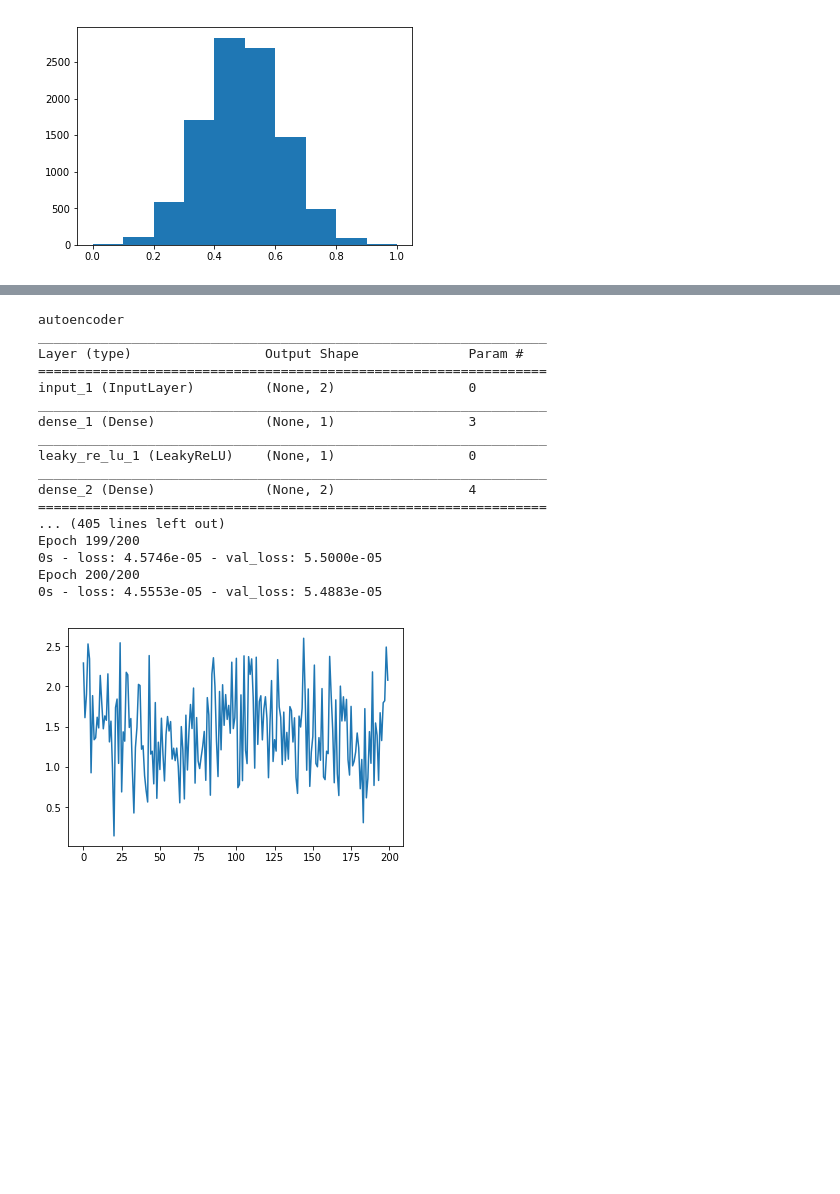
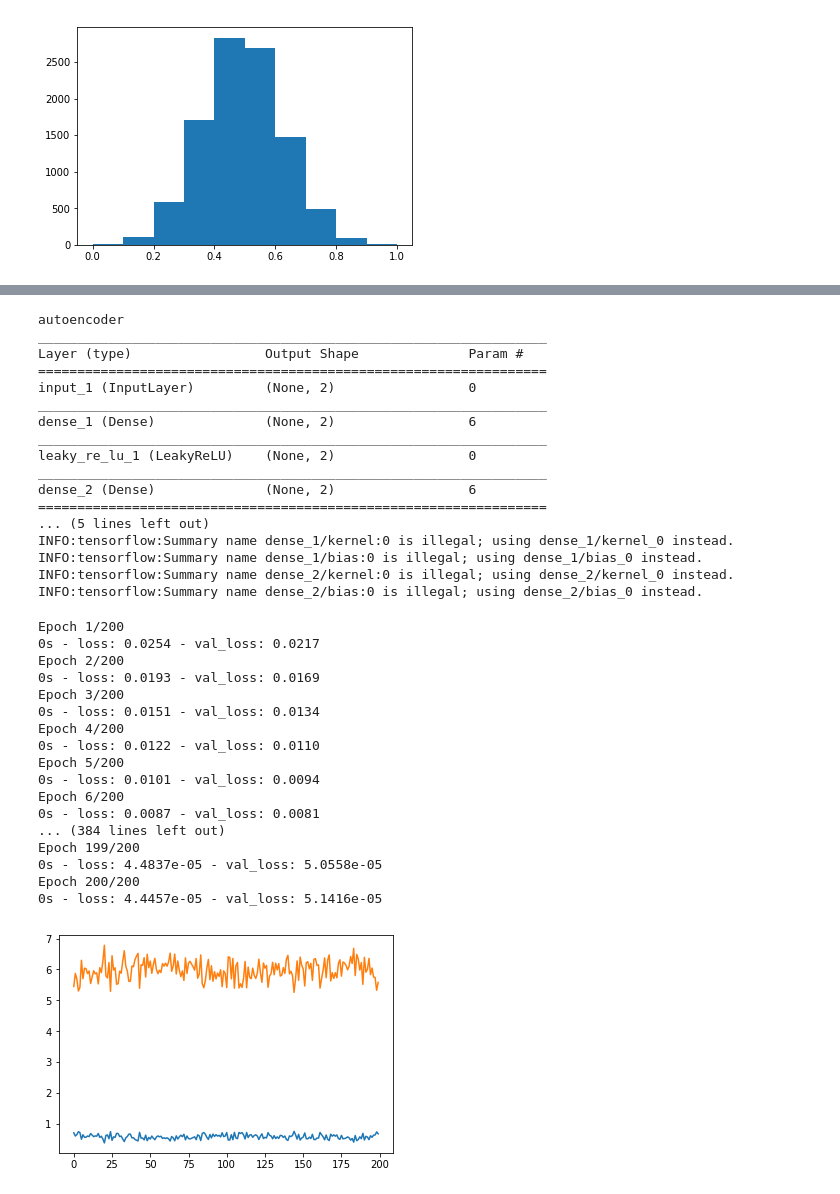
Before and after one commit to shadiakiki1986/test-ml, a Jupyter notebook: t2-LSTM/t1e1_pca_ae_nonlinear-2-unchained-Copy2-tensorboard.ipynb, the cells around one changed output, grey strips where cells are left out. Cells and saved outputs as stored; diff of their text form; code cells hidden in the pictures; blank space fills up the shorter version.

Commit message:
allow symmetric vs non-symmetric  AE and experimenting further with tensorboard

```diff
--- a/t2-LSTM/t1e1_pca_ae_nonlinear-2-unchained-Copy2-tensorboard.ipynb
+++ b/t2-LSTM/t1e1_pca_ae_nonlinear-2-unchained-Copy2-tensorboard.ipynb
@@ -85,38 +92,55 @@ plt.show()
 # %%
 print("autoencoder")
 N_epochs = 200
 
-autoencoder, encoder = utils.buildNetwork(X.shape[1], encoding_dim_ae = 1)
+autoencoder, encoder = utils.buildNetwork(X.shape[1], encoding_dim_ae = 2)
 #autoencoder, encoder = utils.buildNetwork2_deep(X.shape[1], enc_dim1 = 10, enc_dim2 = 1)
 autoencoder.summary()
 
 # https://stackoverflow.com/a/43549608/4126114
 import keras
-tensorboard = keras.callbacks.TensorBoard(log_dir='/tmp/tb/r8-dim-1-epochs200',
+tensorboard = keras.callbacks.TensorBoard(log_dir='/tmp/tb/r13-dim-2-epochs200',
                  histogram_freq=1,
                  write_graph=True,
                  write_images=False)
 
 X_rec = utils.ae_fit_encode_plot_mse(X, autoencoder, encoder, N_epochs, verbose=2, callbacks=[tensorboard])
 # %% [output]
 autoencoder
 _________________________________________________________________
 Layer (type)                 Output Shape              Param #
 =================================================================
 input_1 (InputLayer)         (None, 2)                 0
 _________________________________________________________________
-dense_1 (Dense)              (None, 1)                 3
+dense_1 (Dense)              (None, 2)                 6
 _________________________________________________________________
-leaky_re_lu_1 (LeakyReLU)    (None, 1)                 0
+leaky_re_lu_1 (LeakyReLU)    (None, 2)                 0
 _________________________________________________________________
-dense_2 (Dense)              (None, 2)                 4
+dense_2 (Dense)              (None, 2)                 6
 =================================================================
-... (405 lines left out)
-Epoch 199/200
-0s - loss: 4.5746e-05 - val_loss: 5.5000e-05
-Epoch 200/200
-0s - loss: 4.5553e-05 - val_loss: 5.4883e-05
+... (5 lines left out)
+INFO:tensorflow:Summary name dense_1/kernel:0 is illegal; using dense_1/kernel_0 instead.
+INFO:tensorflow:Summary name dense_1/bias:0 is illegal; using dense_1/bias_0 instead.
+INFO:tensorflow:Summary name dense_2/kernel:0 is illegal; using dense_2/kernel_0 instead.
+INFO:tensorflow:Summary name dense_2/bias:0 is illegal; using dense_2/bias_0 instead.
+Epoch 1/200
+0s - loss: 0.0254 - val_loss: 0.0217
+Epoch 2/200
+0s - loss: 0.0193 - val_loss: 0.0169
+Epoch 3/200
+0s - loss: 0.0151 - val_loss: 0.0134
+Epoch 4/200
+0s - loss: 0.0122 - val_loss: 0.0110
+Epoch 5/200
+0s - loss: 0.0101 - val_loss: 0.0094
+Epoch 6/200
+0s - loss: 0.0087 - val_loss: 0.0081
+... (384 lines left out)
+Epoch 199/200
+0s - loss: 4.4837e-05 - val_loss: 5.0558e-05
+Epoch 200/200
+0s - loss: 4.4457e-05 - val_loss: 5.1416e-05
-[figure, old version]
+[figure, new version]
 # %%
 print("AE1 mse1 = ", utils.mse(X, utils.myNorm3(X_rec)))
 print("AE1 mse2 = ", utils.mse(X, X_rec))
```
Also changed, not shown: parts of 3 cells of this notebook, 3 other files.
